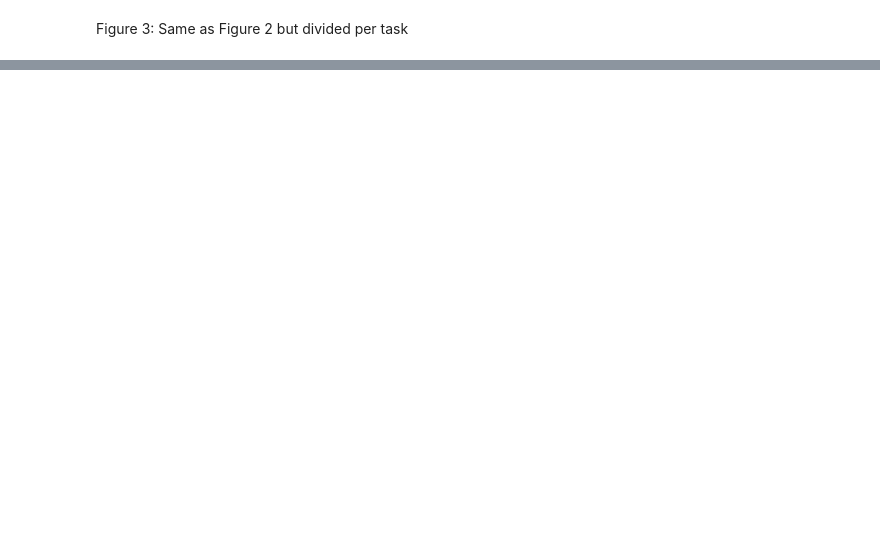
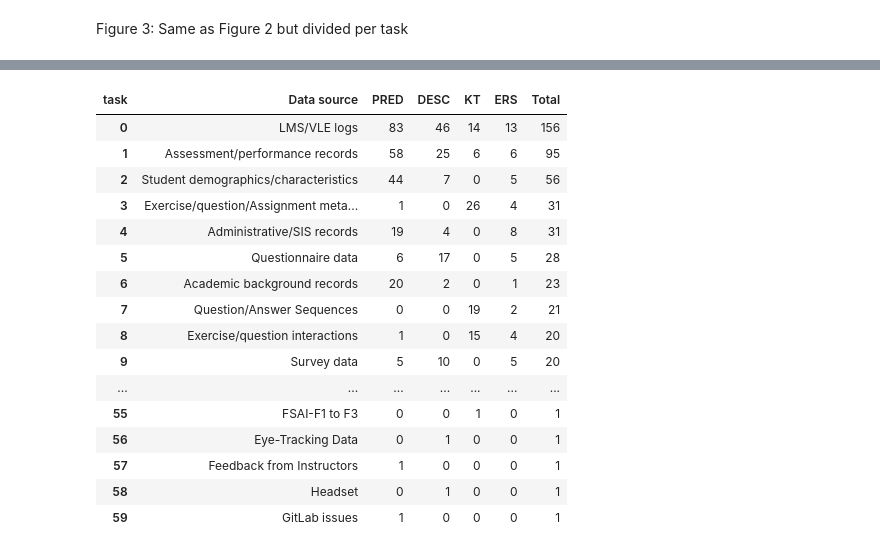
Before and after one commit to RicardoSantos0/Notion_Zotero, a Jupyter notebook: original_db_summary_analysis.ipynb, the cells around one changed output, grey strips where cells are left out. Saved outputs shown, nothing was run; the diff lists cells and outputs as text; code cells hidden in the pictures; blank space fills up the shorter version.

```diff
--- a/original_db_summary_analysis.ipynb
+++ b/original_db_summary_analysis.ipynb
@@ -694,0 +827,40 @@ plt.show()
+# %%
+from notion_zotero.analysis.table_normalization import (
+    normalize_task_tables,
+    build_task_value_count_table,
+)
+
+from notion_zotero.schemas.domain_packs.education_learning_analytics import (
+    DATA_SOURCE_COLUMN_CANDIDATES,
+    DATA_SOURCE_ALIAS_PATTERNS,
+    DATA_SOURCE_MISSING_VALUES,
+)
+
+TASK_TABLES = {
+    "PRED": "PRED",
+    "DESC": "DESC",
+    "KT": "KT",
+    "REC": "ERS",   # current internal package label -> presentation label
+}
+
+TASK_ORDER = ["PRED", "DESC", "KT", "ERS"]
+
+normalized_task_tables, data_source_long, data_source_audit = normalize_task_tables(
+    dfs=cleaned_dfs,
+    task_tables=TASK_TABLES,
+    value_column_candidates=DATA_SOURCE_COLUMN_CANDIDATES,
+    alias_patterns=DATA_SOURCE_ALIAS_PATTERNS,
+    value_col="data_source",
+    keep_unmatched=True,
+    missing_values=DATA_SOURCE_MISSING_VALUES,
+)
+
+data_source_table = build_task_value_count_table(
+    data_source_long,
+    task_order=TASK_ORDER,
+    value_col="data_source",
+    label_col="Data source",
+    total_col="Total",
+)
+
+display(data_source_table)
@@ -694,0 +881,20 @@ plt.show()
+# %%
+data_source_table.head(60)
+# %% [output]
+| task | Data source | PRED | DESC | KT | ERS | Total |
+| 0 | LMS/VLE logs | 83 | 46 | 14 | 13 | 156 |
+| 1 | Assessment/performance records | 58 | 25 | 6 | 6 | 95 |
+| 2 | Student demographics/characteristics | 44 | 7 | 0 | 5 | 56 |
+| 3 | Exercise/question/Assignment meta... | 1 | 0 | 26 | 4 | 31 |
+| 4 | Administrative/SIS records | 19 | 4 | 0 | 8 | 31 |
+| 5 | Questionnaire data | 6 | 17 | 0 | 5 | 28 |
+| 6 | Academic background records | 20 | 2 | 0 | 1 | 23 |
+| 7 | Question/Answer Sequences | 0 | 0 | 19 | 2 | 21 |
+| 8 | Exercise/question interactions | 1 | 0 | 15 | 4 | 20 |
+| 9 | Survey data | 5 | 10 | 0 | 5 | 20 |
+| ... | ... | ... | ... | ... | ... | ... |
+| 55 | FSAI-F1 to F3 | 0 | 0 | 1 | 0 | 1 |
+| 56 | Eye-Tracking Data | 0 | 1 | 0 | 0 | 1 |
+| 57 | Feedback from Instructors | 1 | 0 | 0 | 0 | 1 |
+| 58 | Headset | 0 | 1 | 0 | 0 | 1 |
+| 59 | GitLab issues | 1 | 0 | 0 | 0 | 1 |
```
Also changed, not shown: parts of 12 cells of this notebook, 3 other files.
